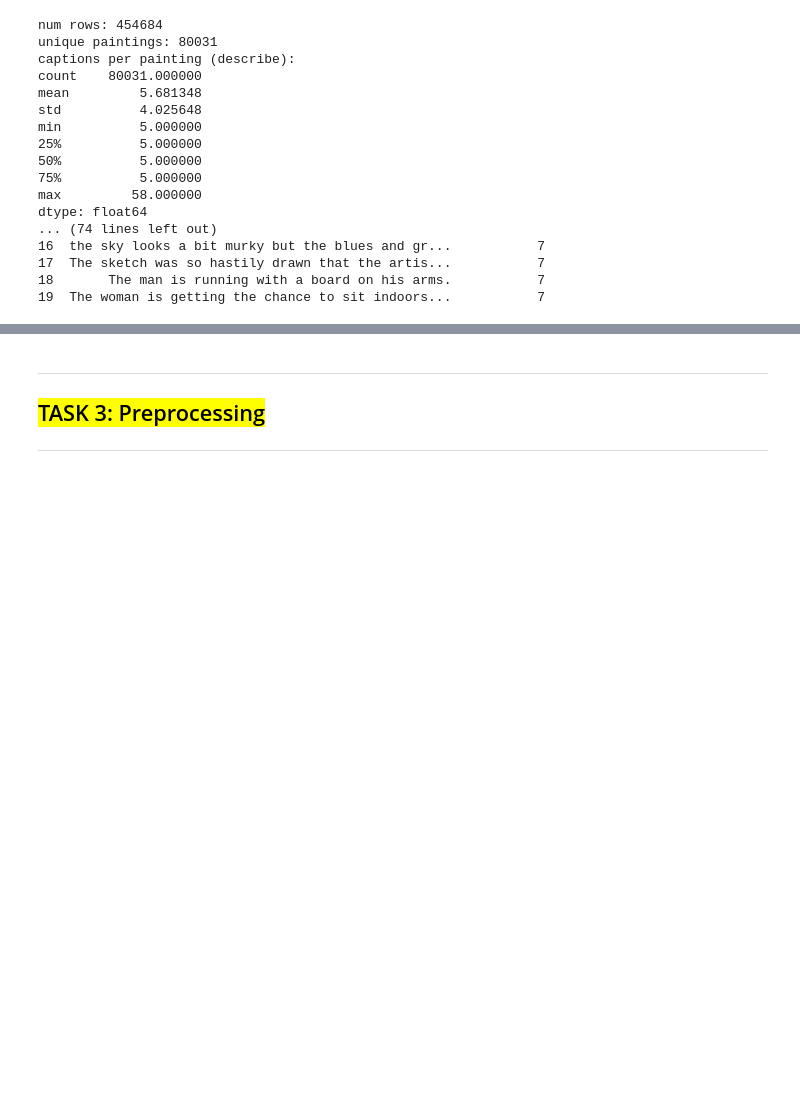
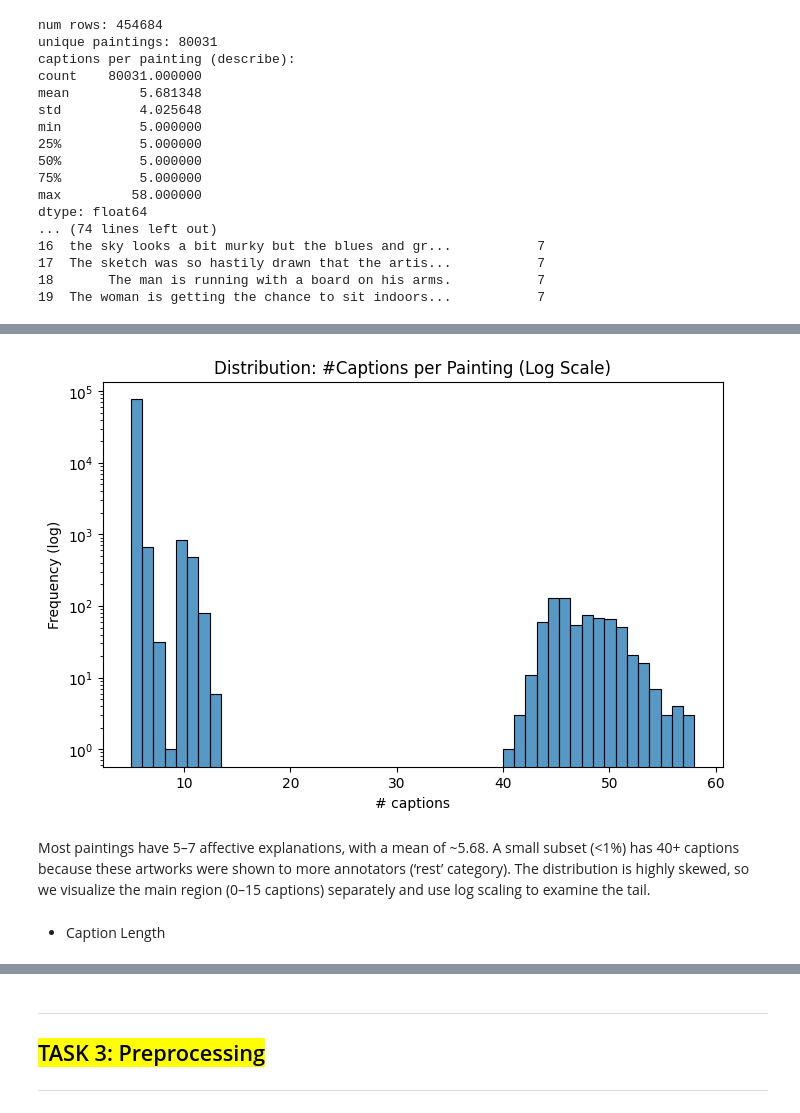
Before and after one commit to neha-palak/IML_A3, a Jupyter notebook: ArtEmis_Caption_Generation.ipynb, the cells around one changed output, grey strips where cells are left out. Saved outputs shown, nothing was run; the diff lists cells and outputs as text; code cells hidden in the pictures; blank space fills up the shorter version.

```diff
--- a/ArtEmis_Caption_Generation.ipynb
+++ b/ArtEmis_Caption_Generation.ipynb
@@ -36,6 +40,5 @@ This task also involves a <u>comparison of text embeddings and sequence modeling
 # %%
-import pandas as pd
-df = pd.read_csv("data/artemis_dataset_release_v0.csv")
+df = pd.read_csv("artemis_dataset.csv")
 df.head()
 df.info()
 # %% [output]
@@ -83,3 +86,6 @@ dtype: float64
 17  The sketch was so hastily drawn that the artis...           7
 18       The man is running with a board on his arms.           7
 19  The woman is getting the chance to sit indoors...           7
+# %%
+caption_counts = df.groupby('painting').size()
+caption_counts.describe()
@@ -85,0 +102,14 @@ dtype: float64
+# %%
+plt.figure(figsize=(8,5))
+sns.histplot(caption_counts, bins=50)
+plt.yscale("log")
+plt.title("Distribution: #Captions per Painting (Log Scale)")
+plt.xlabel("# captions")
+plt.ylabel("Frequency (log)")
+plt.show()
+# %% [output]
+[figure, added]
+# %% [markdown]
+Most paintings have 5–7 affective explanations, with a mean of ~5.68. A small subset (<1%) has 40+ captions because these artworks were shown to more annotators (‘rest’ category). The distribution is highly skewed, so we visualize the main region (0–15 captions) separately and use log scaling to examine the tail.
+# %% [markdown]
+* Caption Length
```
Also changed, not shown: parts of 19 cells of this notebook.
